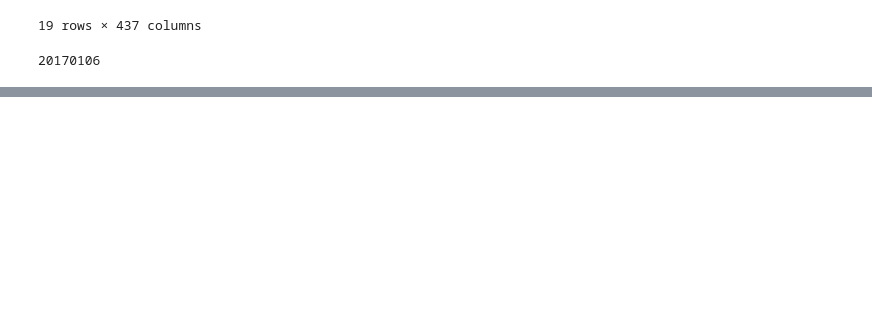
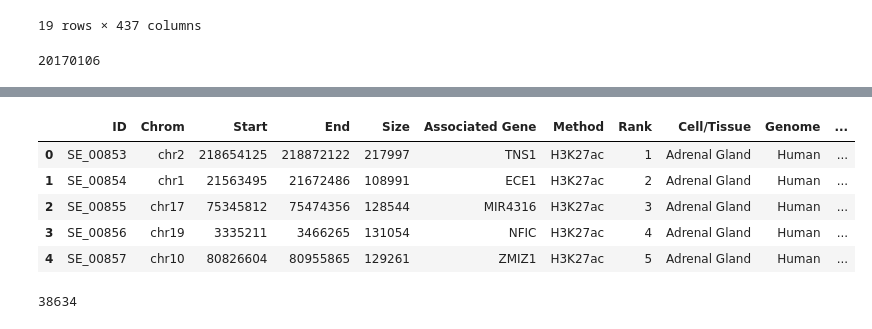
Before and after one commit to mvanzetti/thesis, a Jupyter notebook: notebooks/File Processing Analysis.ipynb, the cells around one changed output, grey strips where cells are left out. Cells and saved outputs as stored; diff of their text form; code cells hidden in the pictures; blank space fills up the shorter version.

```diff
--- a/notebooks/File Processing Analysis.ipynb
+++ b/notebooks/File Processing Analysis.ipynb
@@ -277,0 +430,12 @@ d
+# %%
+# add extra info from the dbSUPER csv
+ag_dbSUPER_details = dbSUPER_filepath + 'adrenal_gland_dbSUPER_sample_full.csv'
+ag_dbSUPER_details_df = pd.read_csv(ag_dbSUPER_details)
+ag_dbSUPER_details_df.head()
+# %% [output]
+|  | ID | Chrom | Start | End | Size | Associated Gene | Method | Rank | Cell/Tissue | Genome | ... |
+| 0 | SE_00853 | chr2 | 218654125 | 218872122 | 217997 | TNS1 | H3K27ac | 1 | Adrenal Gland | Human | ... |
+| 1 | SE_00854 | chr1 | 21563495 | 21672486 | 108991 | ECE1 | H3K27ac | 2 | Adrenal Gland | Human | ... |
+| 2 | SE_00855 | chr17 | 75345812 | 75474356 | 128544 | MIR4316 | H3K27ac | 3 | Adrenal Gland | Human | ... |
+| 3 | SE_00856 | chr19 | 3335211 | 3466265 | 131054 | NFIC | H3K27ac | 4 | Adrenal Gland | Human | ... |
+| 4 | SE_00857 | chr10 | 80826604 | 80955865 | 129261 | ZMIZ1 | H3K27ac | 5 | Adrenal Gland | Human | ... |
@@ -277,0 +446,4 @@ d
+# %%
+len(ag_overlap_detail_df)
+# %% [output]
+38634
```
Also changed, not shown: parts of 23 cells of this notebook, 2 other files.
